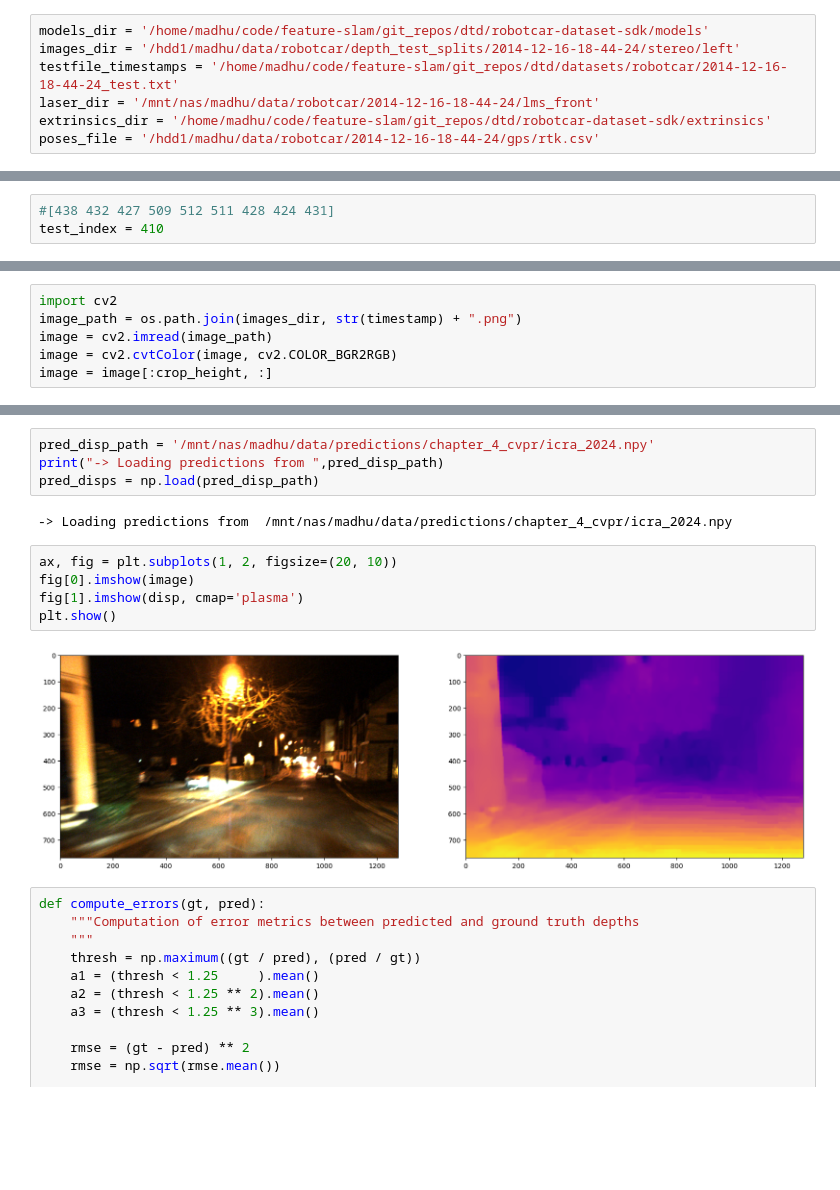
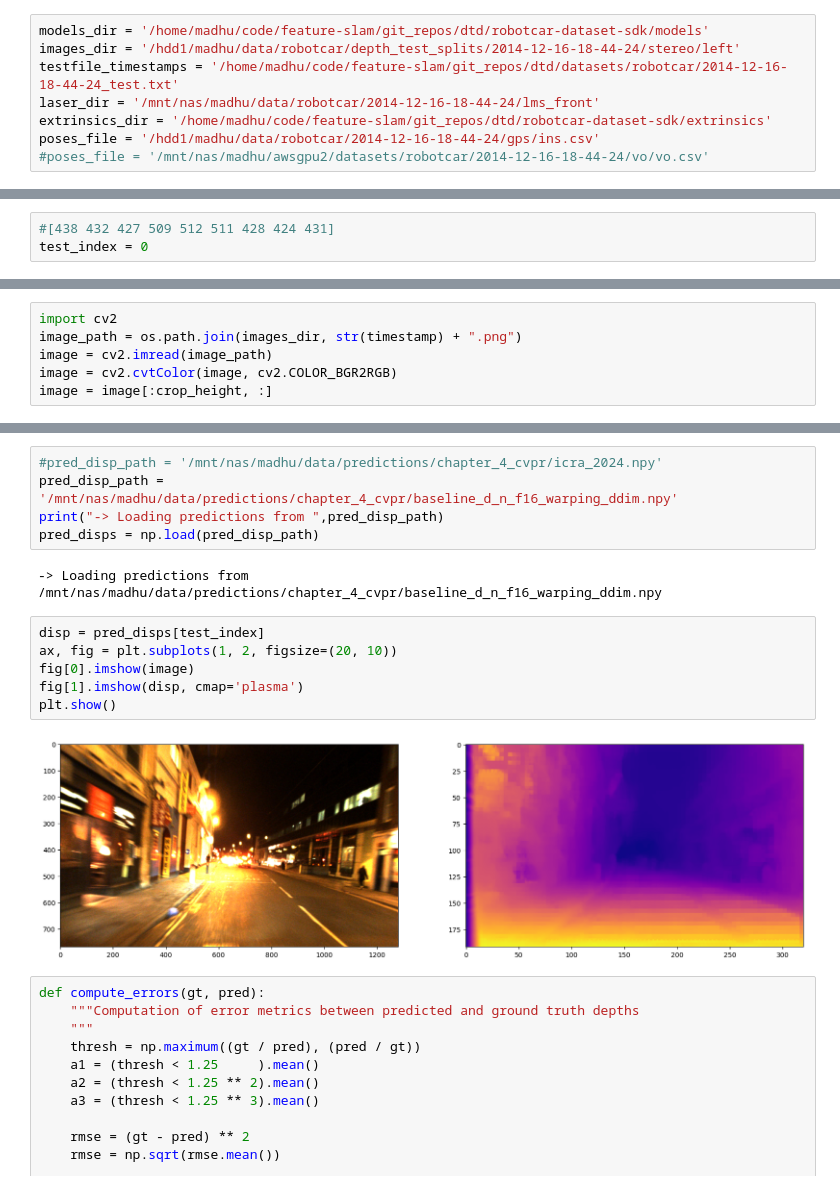
Before and after one commit to madhubabuv/dtd, a Jupyter notebook: datasets/robotcar/generate_gt_depth.ipynb, the cells around one changed output, grey strips where cells are left out. Drawn from its saved outputs; the diff is of its cells as text; blank space fills up the shorter version.

```diff
--- a/datasets/robotcar/generate_gt_depth.ipynb
+++ b/datasets/robotcar/generate_gt_depth.ipynb
@@ -12,7 +12,8 @@ images_dir = '/hdd1/madhu/data/robotcar/depth_test_splits/2014-12-16-18-44-24/st
 testfile_timestamps = '/home/madhu/code/feature-slam/git_repos/dtd/datasets/robotcar/2014-12-16-18-44-24_test.txt'
 laser_dir = '/mnt/nas/madhu/data/robotcar/2014-12-16-18-44-24/lms_front'
 extrinsics_dir = '/home/madhu/code/feature-slam/git_repos/dtd/robotcar-dataset-sdk/extrinsics'
-poses_file = '/hdd1/madhu/data/robotcar/2014-12-16-18-44-24/gps/rtk.csv'
+poses_file = '/hdd1/madhu/data/robotcar/2014-12-16-18-44-24/gps/ins.csv'
+#poses_file = '/mnt/nas/madhu/awsgpu2/datasets/robotcar/2014-12-16-18-44-24/vo/vo.csv'
 # %%
 model = CameraModel(models_dir, images_dir)
 extrinsics_path = os.path.join(extrinsics_dir, "stereo" + ".txt")
@@ -35,4 +31,4 @@ timestamps = timestamps[:, 0]
 # %%
 #[438 432 427 509 512 511 428 424 431]
-test_index = 410
+test_index = 0
 # %%
@@ -82,16 +85,18 @@ plt.show()
 # %%
-pred_disp_path = '/mnt/nas/madhu/data/predictions/chapter_4_cvpr/icra_2024.npy'
+#pred_disp_path = '/mnt/nas/madhu/data/predictions/chapter_4_cvpr/icra_2024.npy'
+pred_disp_path = '/mnt/nas/madhu/data/predictions/chapter_4_cvpr/baseline_d_n_f16_warping_ddim.npy'
 print("-> Loading predictions from ",pred_disp_path)
 pred_disps = np.load(pred_disp_path)
 # %% [output]
--> Loading predictions from  /mnt/nas/madhu/data/predictions/chapter_4_cvpr/icra_2024.npy
+-> Loading predictions from  /mnt/nas/madhu/data/predictions/chapter_4_cvpr/baseline_d_n_f16_warping_ddim.npy
 # %%
+disp = pred_disps[test_index]
 ax, fig = plt.subplots(1, 2, figsize=(20, 10))
 fig[0].imshow(image)
 fig[1].imshow(disp, cmap='plasma')
 plt.show()
 # %% [output]
-[figure, old version]
+[figure, new version]
 # %%
 def compute_errors(gt, pred):
     """Computation of error metrics between predicted and ground truth depths
```
Also changed, not shown: parts of 4 cells of this notebook, 30 other files.
